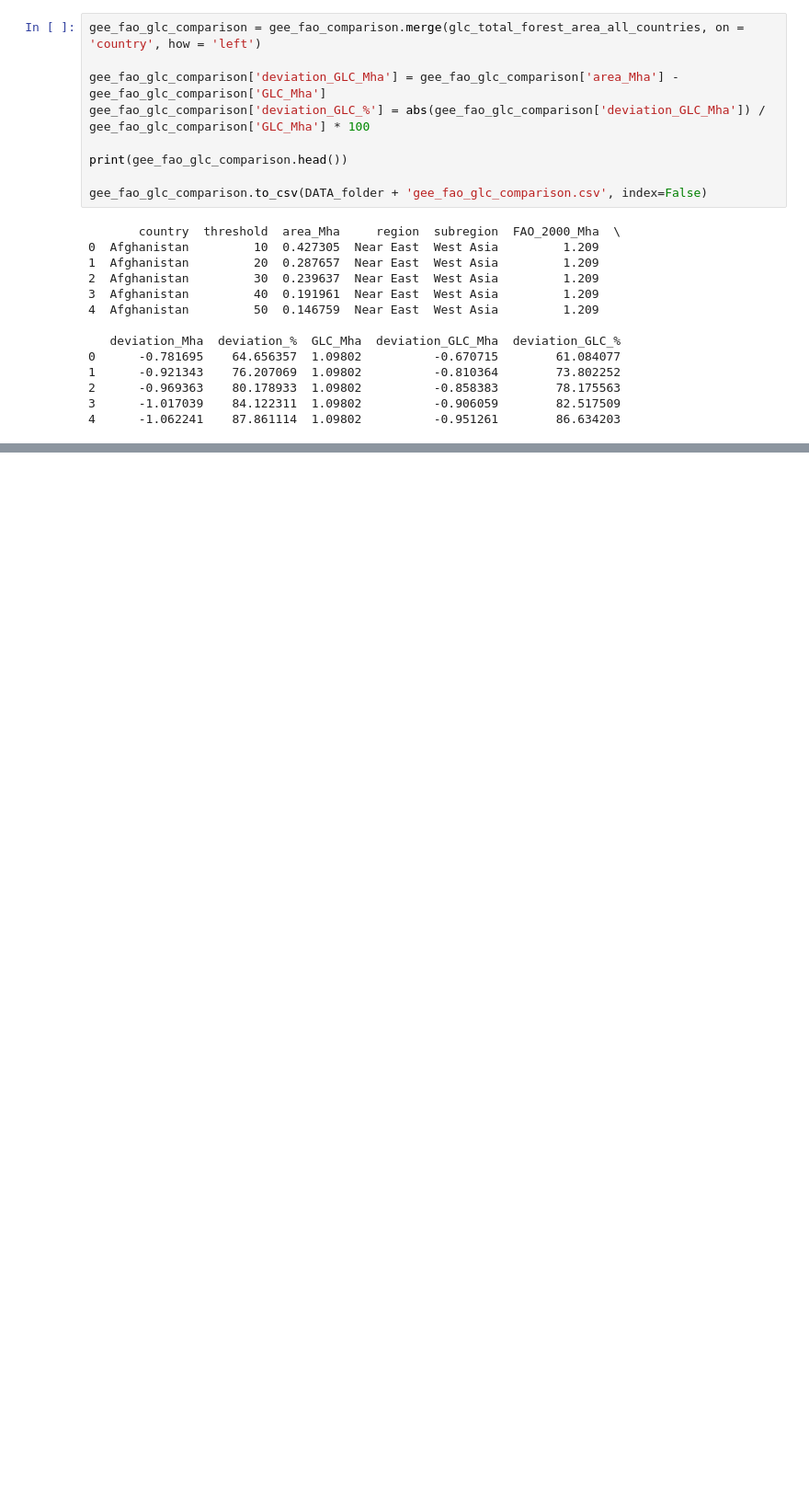
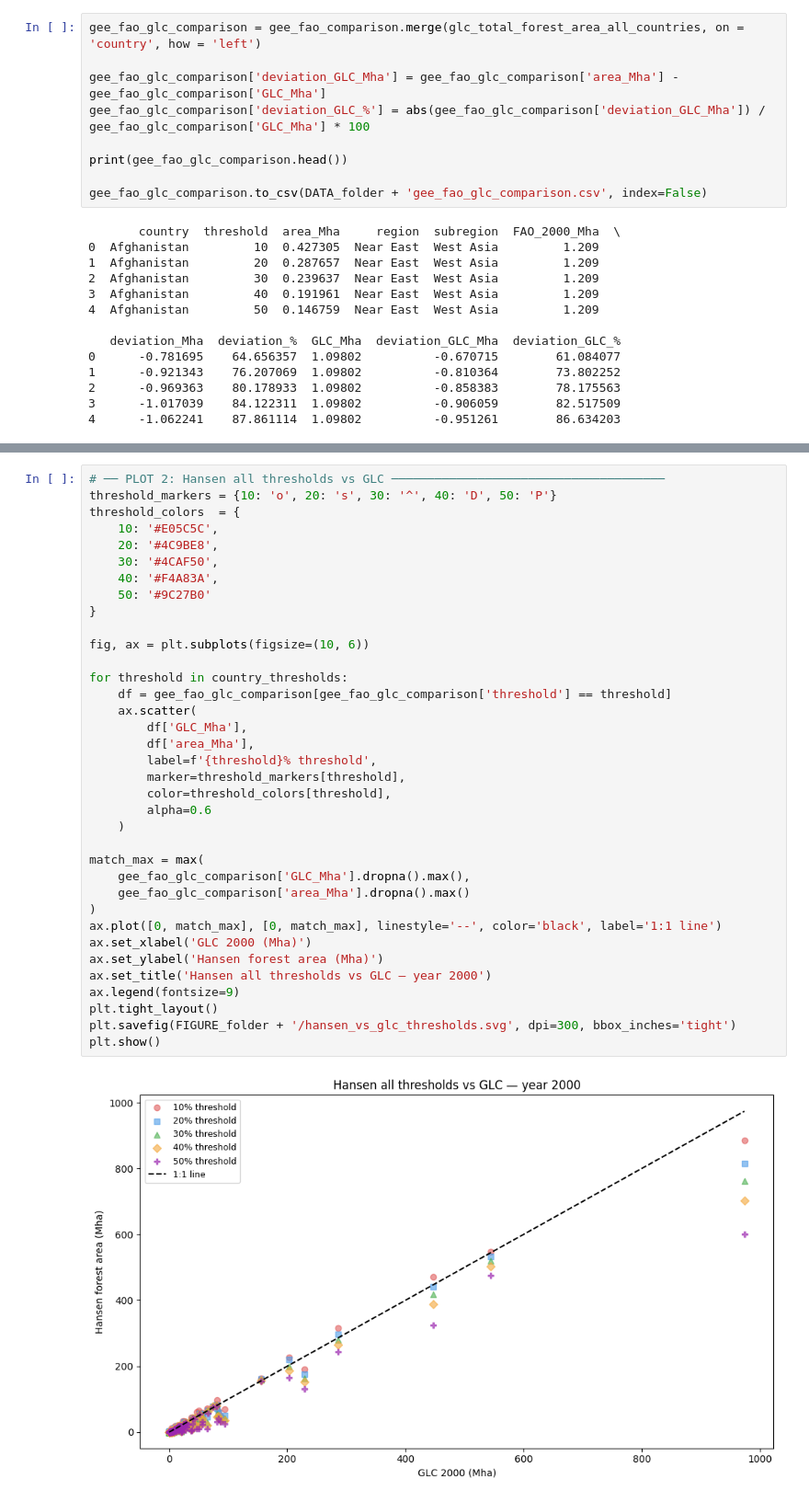
Before and after one commit to MElsdk-lab/Biochar_forest_estimation, a Jupyter notebook: Notebook_2_Forest_Area_Analysis.ipynb, the cells around one changed output, grey strips where cells are left out. Shown at 92% size. Saved outputs shown, nothing was run; the diff lists cells and outputs as text; blank space fills up the shorter version.

```diff
--- a/Notebook_2_Forest_Area_Analysis.ipynb
+++ b/Notebook_2_Forest_Area_Analysis.ipynb
@@ -824,0 +879,38 @@ gee_fao_glc_comparison.to_csv(DATA_folder + 'gee_fao_glc_comparison.csv', index=
+# %%
+# ── PLOT 2: Hansen all thresholds vs GLC ──────────────────────────────────────
+threshold_markers = {10: 'o', 20: 's', 30: '^', 40: 'D', 50: 'P'}
+threshold_colors  = {
+    10: '#E05C5C',
+    20: '#4C9BE8',
+    30: '#4CAF50',
+    40: '#F4A83A',
+    50: '#9C27B0'
+}
+
+fig, ax = plt.subplots(figsize=(10, 6))
+
+for threshold in country_thresholds:
+    df = gee_fao_glc_comparison[gee_fao_glc_comparison['threshold'] == threshold]
+    ax.scatter(
+        df['GLC_Mha'],
+        df['area_Mha'],
+        label=f'{threshold}% threshold',
+        marker=threshold_markers[threshold],
+        color=threshold_colors[threshold],
+        alpha=0.6
+    )
+
+match_max = max(
+    gee_fao_glc_comparison['GLC_Mha'].dropna().max(),
+    gee_fao_glc_comparison['area_Mha'].dropna().max()
+)
+ax.plot([0, match_max], [0, match_max], linestyle='--', color='black', label='1:1 line')
+ax.set_xlabel('GLC 2000 (Mha)')
+ax.set_ylabel('Hansen forest area (Mha)')
+ax.set_title('Hansen all thresholds vs GLC — year 2000')
+ax.legend(fontsize=9)
+plt.tight_layout()
+plt.savefig(FIGURE_folder + '/hansen_vs_glc_thresholds.svg', dpi=300, bbox_inches='tight')
+plt.show()
+# %% [output]
+[figure, added]
```
Also changed, not shown: parts of 7 cells of this notebook.
